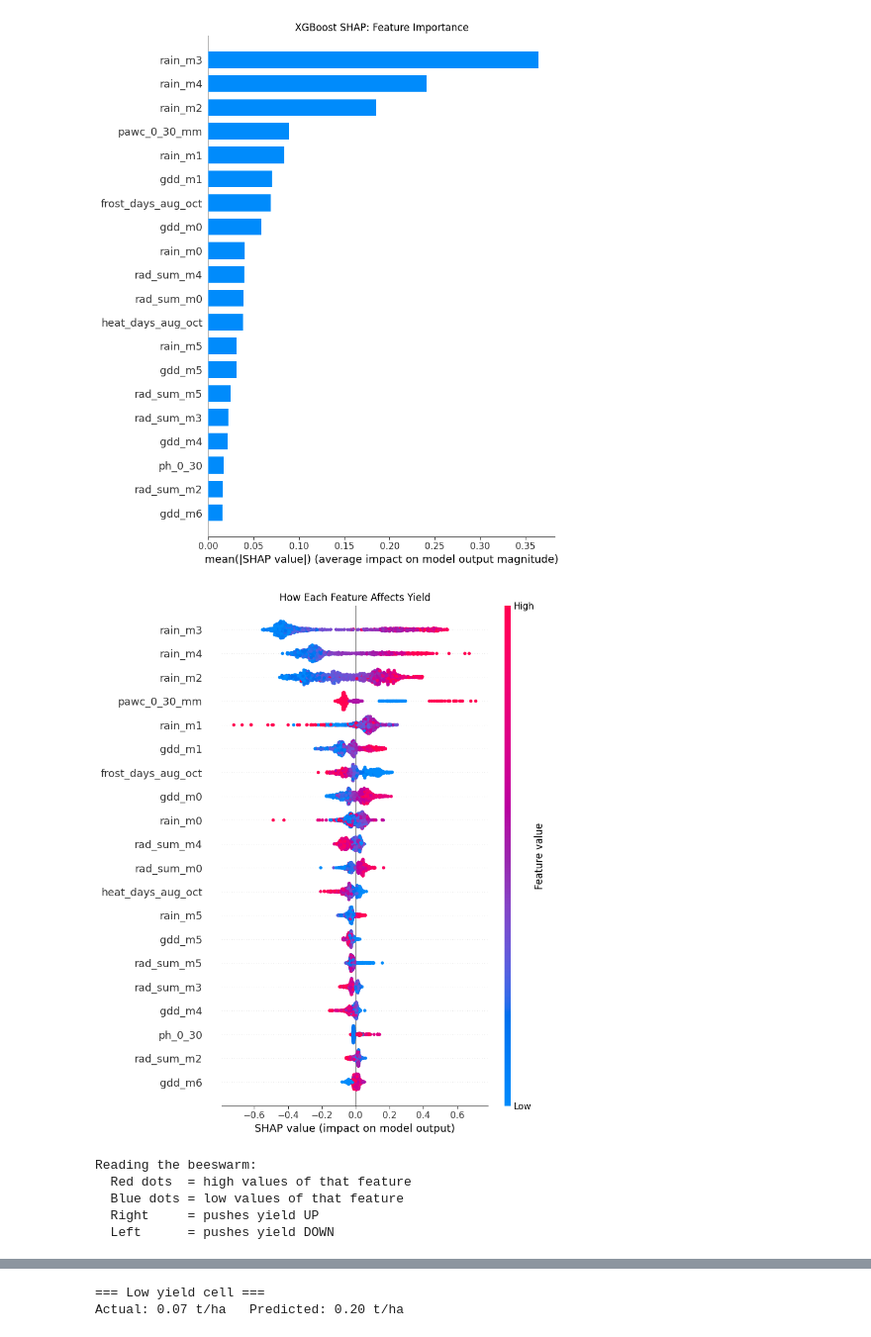
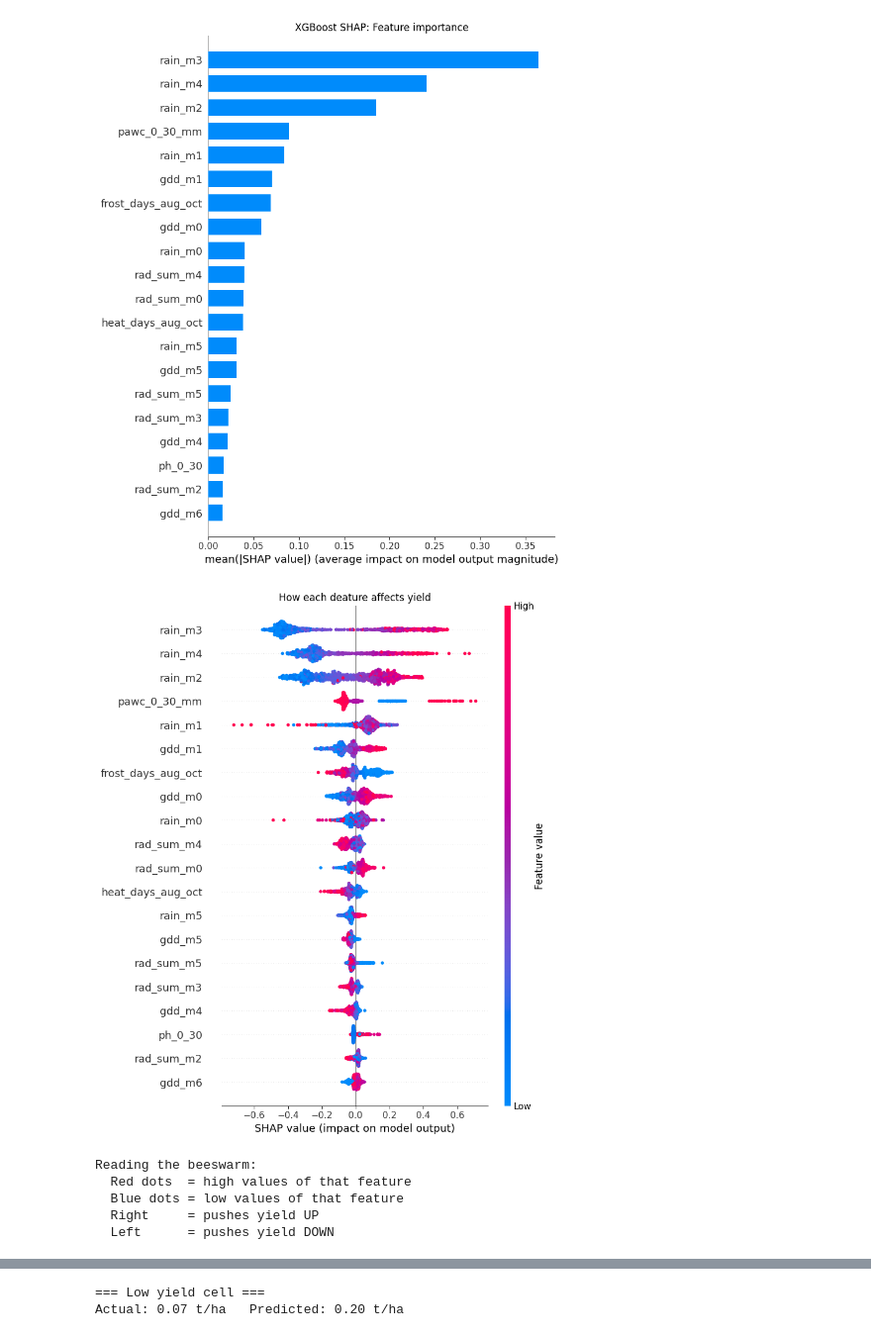
Before and after one commit to kellytrinh143/UNDP_ML_training, a Jupyter notebook: Session3_XGBoost.ipynb, the cells around one changed output, grey strips where cells are left out. Shown at 99% size. Cells and saved outputs as stored; diff of their text form; code cells hidden in the pictures.

```diff
--- a/Session3_XGBoost.ipynb
+++ b/Session3_XGBoost.ipynb
@@ -344,22 +344,22 @@ plt.show()
 # %%
 # Beeswarm: direction of effect
 # Red = high feature value, Blue = low
 # Right = pushes yield UP, Left = pushes yield DOWN
 
 fig = plt.figure(figsize=(12, 10))
 shap.summary_plot(shap_values, X_shap, feature_names=MONTHLY_FEATURES,
                   max_display=20, show=False)
-plt.title("How Each Feature Affects Yield")
+plt.title("How each deature affects yield")
 plt.tight_layout()
 plt.show()
 
 print("Reading the beeswarm:")
 print("  Red dots  = high values of that feature")
 print("  Blue dots = low values of that feature")
 print("  Right     = pushes yield UP")
 print("  Left      = pushes yield DOWN")
 # %% [output]
-[figure, old version]
+[figure, new version]
 Reading the beeswarm:
   Red dots  = high values of that feature
   Blue dots = low values of that feature
```
Also changed, not shown: parts of 2 cells of this notebook.
